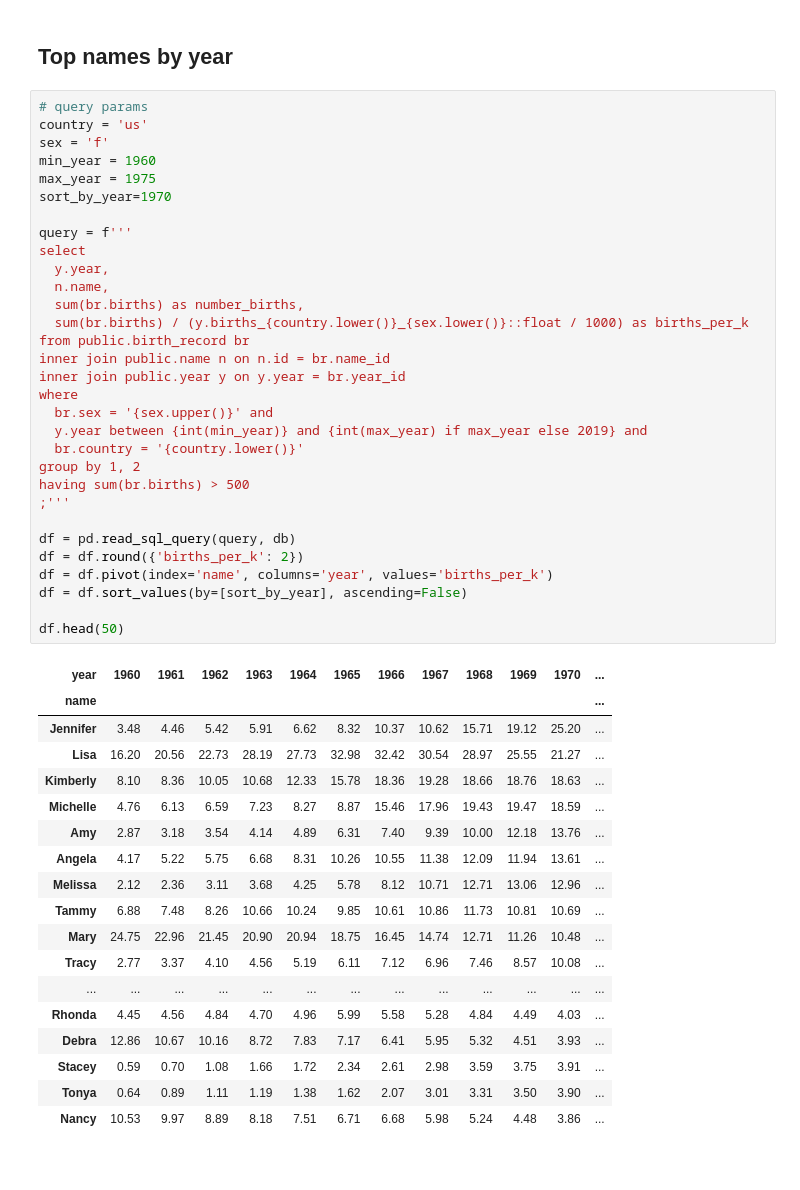
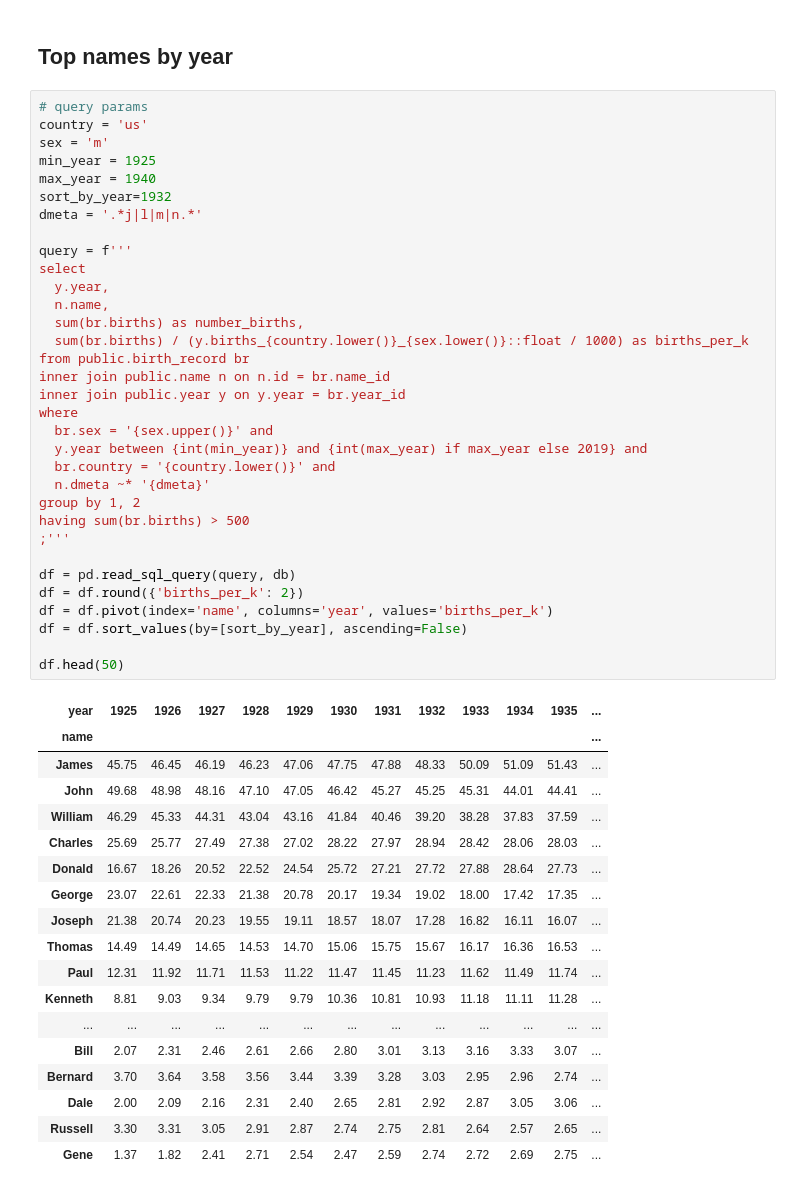
Before and after one commit to clarkbk/birth-names, a Jupyter notebook: analysis.ipynb, the cells around one changed output. Cells and saved outputs as stored; diff of their text form.

```diff
--- a/analysis.ipynb
+++ b/analysis.ipynb
@@ -19,50 +20,52 @@ db = psycopg2.connect(dbname=os.environ['DB_NAME'],
 # %%
 # query params
 country = 'us'
-sex = 'f'
-min_year = 1960
-max_year = 1975
-sort_by_year=1970
+sex = 'm'
+min_year = 1925
+max_year = 1940
+sort_by_year=1932
+dmeta = '.*j|l|m|n.*'
 
 query = f'''
 select
   y.year,
   n.name,
   sum(br.births) as number_births,
   sum(br.births) / (y.births_{country.lower()}_{sex.lower()}::float / 1000) as births_per_k
 from public.birth_record br
 inner join public.name n on n.id = br.name_id
 inner join public.year y on y.year = br.year_id
 where
   br.sex = '{sex.upper()}' and
   y.year between {int(min_year)} and {int(max_year) if max_year else 2019} and
-  br.country = '{country.lower()}'
+  br.country = '{country.lower()}' and
+  n.dmeta ~* '{dmeta}'
 group by 1, 2
 having sum(br.births) > 500
 ;'''
 
 df = pd.read_sql_query(query, db)
 df = df.round({'births_per_k': 2})
 df = df.pivot(index='name', columns='year', values='births_per_k')
 df = df.sort_values(by=[sort_by_year], ascending=False)
 
 df.head(50)
 # %% [output]
-| year | 1960 | 1961 | 1962 | 1963 | 1964 | 1965 | 1966 | 1967 | 1968 | 1969 | 1970 | ... |
+| year | 1925 | 1926 | 1927 | 1928 | 1929 | 1930 | 1931 | 1932 | 1933 | 1934 | 1935 | ... |
 | name |  |  |  |  |  |  |  |  |  |  |  | ... |
-| Jennifer | 3.48 | 4.46 | 5.42 | 5.91 | 6.62 | 8.32 | 10.37 | 10.62 | 15.71 | 19.12 | 25.20 | ... |
-| Lisa | 16.20 | 20.56 | 22.73 | 28.19 | 27.73 | 32.98 | 32.42 | 30.54 | 28.97 | 25.55 | 21.27 | ... |
-| Kimberly | 8.10 | 8.36 | 10.05 | 10.68 | 12.33 | 15.78 | 18.36 | 19.28 | 18.66 | 18.76 | 18.63 | ... |
-| Michelle | 4.76 | 6.13 | 6.59 | 7.23 | 8.27 | 8.87 | 15.46 | 17.96 | 19.43 | 19.47 | 18.59 | ... |
-| Amy | 2.87 | 3.18 | 3.54 | 4.14 | 4.89 | 6.31 | 7.40 | 9.39 | 10.00 | 12.18 | 13.76 | ... |
-| Angela | 4.17 | 5.22 | 5.75 | 6.68 | 8.31 | 10.26 | 10.55 | 11.38 | 12.09 | 11.94 | 13.61 | ... |
-| Melissa | 2.12 | 2.36 | 3.11 | 3.68 | 4.25 | 5.78 | 8.12 | 10.71 | 12.71 | 13.06 | 12.96 | ... |
-| Tammy | 6.88 | 7.48 | 8.26 | 10.66 | 10.24 | 9.85 | 10.61 | 10.86 | 11.73 | 10.81 | 10.69 | ... |
-| Mary | 24.75 | 22.96 | 21.45 | 20.90 | 20.94 | 18.75 | 16.45 | 14.74 | 12.71 | 11.26 | 10.48 | ... |
-| Tracy | 2.77 | 3.37 | 4.10 | 4.56 | 5.19 | 6.11 | 7.12 | 6.96 | 7.46 | 8.57 | 10.08 | ... |
+| James | 45.75 | 46.45 | 46.19 | 46.23 | 47.06 | 47.75 | 47.88 | 48.33 | 50.09 | 51.09 | 51.43 | ... |
+| John | 49.68 | 48.98 | 48.16 | 47.10 | 47.05 | 46.42 | 45.27 | 45.25 | 45.31 | 44.01 | 44.41 | ... |
+| William | 46.29 | 45.33 | 44.31 | 43.04 | 43.16 | 41.84 | 40.46 | 39.20 | 38.28 | 37.83 | 37.59 | ... |
+| Charles | 25.69 | 25.77 | 27.49 | 27.38 | 27.02 | 28.22 | 27.97 | 28.94 | 28.42 | 28.06 | 28.03 | ... |
+| Donald | 16.67 | 18.26 | 20.52 | 22.52 | 24.54 | 25.72 | 27.21 | 27.72 | 27.88 | 28.64 | 27.73 | ... |
+| George | 23.07 | 22.61 | 22.33 | 21.38 | 20.78 | 20.17 | 19.34 | 19.02 | 18.00 | 17.42 | 17.35 | ... |
+| Joseph | 21.38 | 20.74 | 20.23 | 19.55 | 19.11 | 18.57 | 18.07 | 17.28 | 16.82 | 16.11 | 16.07 | ... |
+| Thomas | 14.49 | 14.49 | 14.65 | 14.53 | 14.70 | 15.06 | 15.75 | 15.67 | 16.17 | 16.36 | 16.53 | ... |
+| Paul | 12.31 | 11.92 | 11.71 | 11.53 | 11.22 | 11.47 | 11.45 | 11.23 | 11.62 | 11.49 | 11.74 | ... |
+| Kenneth | 8.81 | 9.03 | 9.34 | 9.79 | 9.79 | 10.36 | 10.81 | 10.93 | 11.18 | 11.11 | 11.28 | ... |
 | ... | ... | ... | ... | ... | ... | ... | ... | ... | ... | ... | ... | ... |
-| Rhonda | 4.45 | 4.56 | 4.84 | 4.70 | 4.96 | 5.99 | 5.58 | 5.28 | 4.84 | 4.49 | 4.03 | ... |
-| Debra | 12.86 | 10.67 | 10.16 | 8.72 | 7.83 | 7.17 | 6.41 | 5.95 | 5.32 | 4.51 | 3.93 | ... |
-| Stacey | 0.59 | 0.70 | 1.08 | 1.66 | 1.72 | 2.34 | 2.61 | 2.98 | 3.59 | 3.75 | 3.91 | ... |
-| Tonya | 0.64 | 0.89 | 1.11 | 1.19 | 1.38 | 1.62 | 2.07 | 3.01 | 3.31 | 3.50 | 3.90 | ... |
-| Nancy | 10.53 | 9.97 | 8.89 | 8.18 | 7.51 | 6.71 | 6.68 | 5.98 | 5.24 | 4.48 | 3.86 | ... |
+| Bill | 2.07 | 2.31 | 2.46 | 2.61 | 2.66 | 2.80 | 3.01 | 3.13 | 3.16 | 3.33 | 3.07 | ... |
+| Bernard | 3.70 | 3.64 | 3.58 | 3.56 | 3.44 | 3.39 | 3.28 | 3.03 | 2.95 | 2.96 | 2.74 | ... |
+| Dale | 2.00 | 2.09 | 2.16 | 2.31 | 2.40 | 2.65 | 2.81 | 2.92 | 2.87 | 3.05 | 3.06 | ... |
+| Russell | 3.30 | 3.31 | 3.05 | 2.91 | 2.87 | 2.74 | 2.75 | 2.81 | 2.64 | 2.57 | 2.65 | ... |
+| Gene | 1.37 | 1.82 | 2.41 | 2.71 | 2.54 | 2.47 | 2.59 | 2.74 | 2.72 | 2.69 | 2.75 | ... |
```
Also changed, not shown: parts of 7 cells of this notebook, 1 other file.
